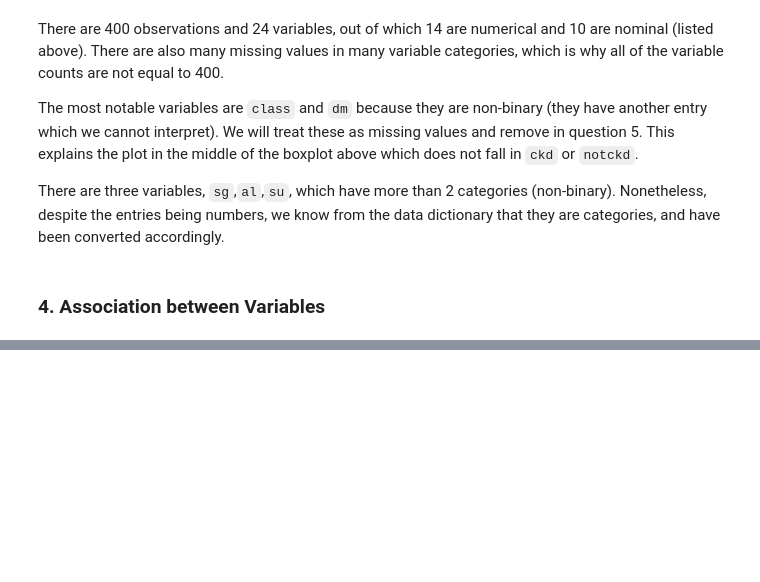
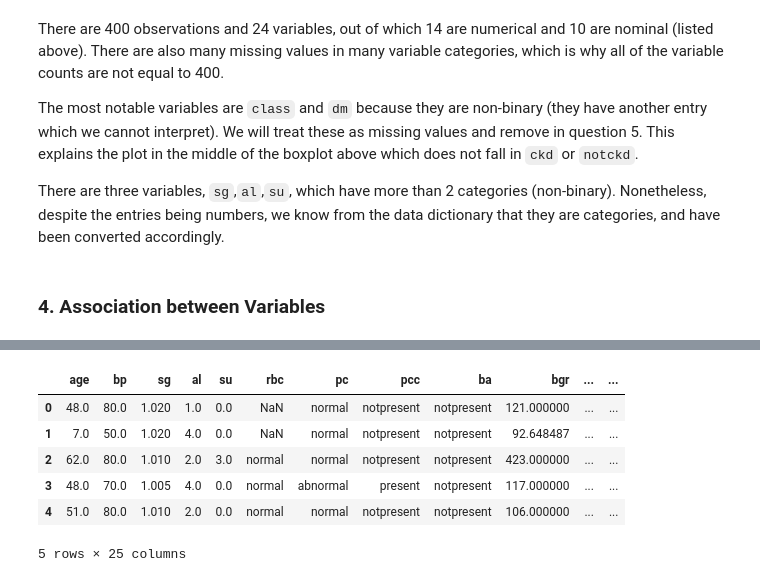
Before and after one commit to nimerkb/Assign6, a Jupyter notebook: assignment6.ipynb, the cells around one changed output, grey strips where cells are left out. Drawn from its saved outputs; the diff is of its cells as text; code cells hidden in the pictures; blank space fills up the shorter version.

Commit message:
Question 5: Numerical Missingness Handled and Scaling Complete

```diff
--- a/assignment6.ipynb
+++ b/assignment6.ipynb
@@ -201,0 +161,9 @@ For the numerical variables, we can fill the missing values with the mean of eac
+# %%
+# Dropping the rows where the class variable is 'ckd\t'
+df = df[df['class'] != 'ckd\t']
+# %%
+# Identify which observation has '\tno' in the 'dm' column: it is the 188th observation
+np.where(df['dm'] == '\tno')
+
+# Now we change it to a missing value
+df.loc[[188], 'dm'] = np.NaN
@@ -202,6 +179,6 @@ For the numerical variables, we can fill the missing values with the mean of eac
 # %%
 # num is the numerical column names
-num = ckd.select_dtypes(
+num = df.select_dtypes(
     include = ['float64']
     ).columns
 
@@ -235,17 +228,0 @@ NameError: name 'SoftImpute' is not defined
-# %%
-# Standardize and Scaling Variables
-num = ckd.select_dtypes(
-    include = ['float64']
-    ).columns
-
-scaler = StandardScaler()
-ckd[num] = scaler.fit_transform(ckd[num])
-
-# Nominal to Categorical Variables
-cat_columns = ckd.select_dtypes(
-    include=['object']
-    ).columns
-
-for col in cat_columns:
-    ckd[col] = pd.Categorical(ckd[col])
-ckd.head()
@@ -259,0 +229,11 @@ ckd.head()
+# %%
+df[num] = num_imputed
+df.head()
+# %% [output]
+|  | age | bp | sg | al | su | rbc | pc | pcc | ba | bgr | ... | ... |
+| 0 | 48.0 | 80.0 | 1.020 | 1.0 | 0.0 | NaN | normal | notpresent | notpresent | 121.000000 | ... | ... |
+| 1 | 7.0 | 50.0 | 1.020 | 4.0 | 0.0 | NaN | normal | notpresent | notpresent | 92.648487 | ... | ... |
+| 2 | 62.0 | 80.0 | 1.010 | 2.0 | 3.0 | normal | normal | notpresent | notpresent | 423.000000 | ... | ... |
+| 3 | 48.0 | 70.0 | 1.005 | 4.0 | 0.0 | normal | abnormal | present | notpresent | 117.000000 | ... | ... |
+| 4 | 51.0 | 80.0 | 1.010 | 2.0 | 0.0 | normal | normal | notpresent | notpresent | 106.000000 | ... | ... |
+5 rows × 25 columns
```
Also changed, not shown: parts of 13 cells of this notebook.
